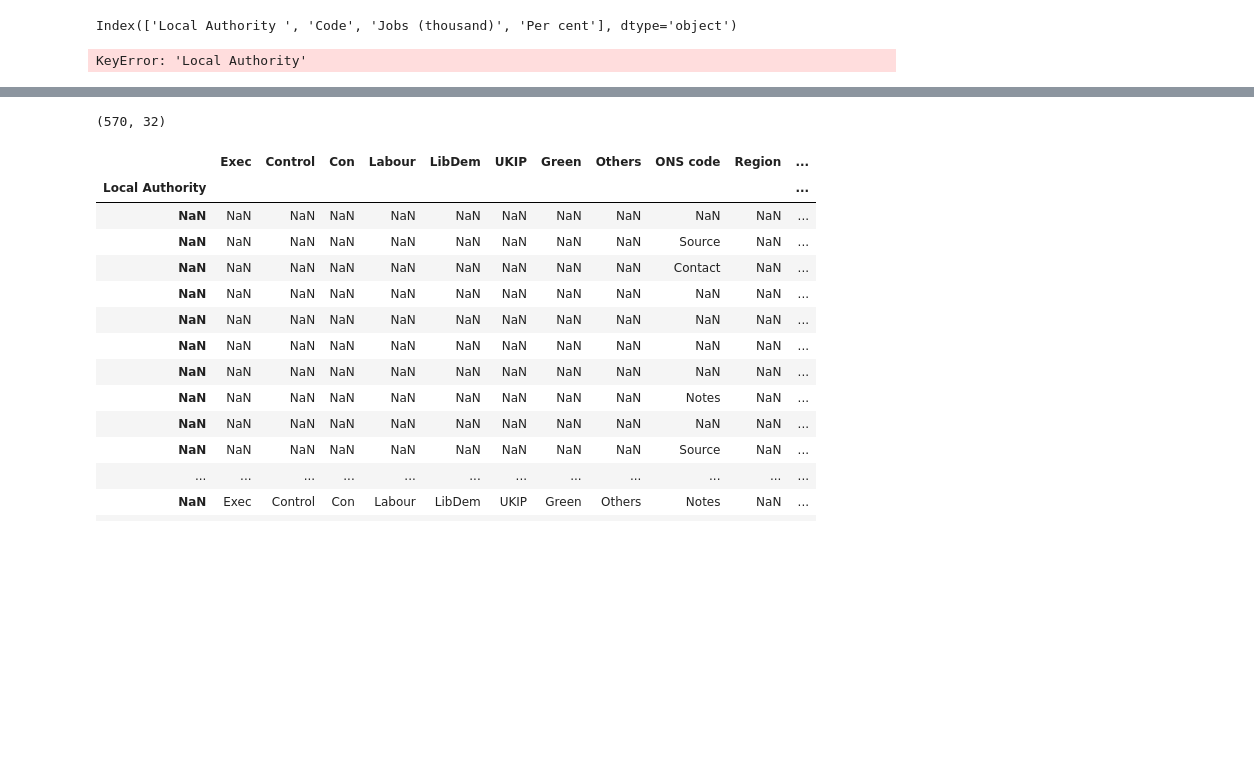
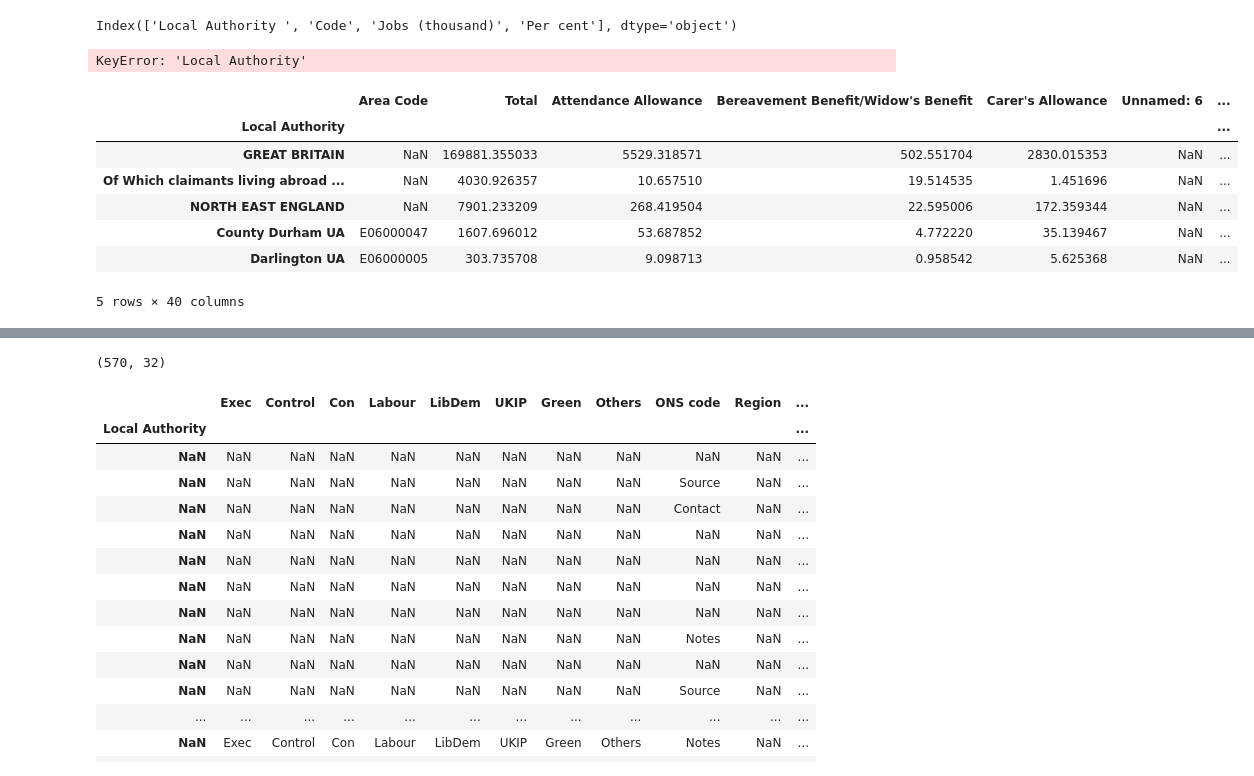
Before and after one commit to beatless13/world-dom-begins, a Jupyter notebook: Working Files-Copy2.ipynb, the cells around one changed output, grey strips where cells are left out. Cells and saved outputs as stored; diff of their text form; code cells hidden in the pictures; blank space fills up the shorter version.

```diff
--- a/Working Files-Copy2.ipynb
+++ b/Working Files-Copy2.ipynb
@@ -129,5 +151,15 @@ df3=Homeless1718.set_index('Local Authority')
 df4=Unemployment_df.set_index('Local Authority')
 # %%
 df5=Benefits_spending_df.set_index('Local Authority')
+df5.head()
+# %% [output]
+|  | Area Code | Total | Attendance Allowance | Bereavement Benefit/Widow's Benefit | Carer's Allowance | Unnamed: 6 | ... |
+| Local Authority |  |  |  |  |  |  | ... |
+| GREAT BRITAIN | NaN | 169881.355033 | 5529.318571 | 502.551704 | 2830.015353 | NaN | ... |
+| Of Which claimants living abroad ... | NaN | 4030.926357 | 10.657510 | 19.514535 | 1.451696 | NaN | ... |
+| NORTH EAST ENGLAND | NaN | 7901.233209 | 268.419504 | 22.595006 | 172.359344 | NaN | ... |
+| County Durham UA | E06000047 | 1607.696012 | 53.687852 | 4.772220 | 35.139467 | NaN | ... |
+| Darlington UA | E06000005 | 303.735708 | 9.098713 | 0.958542 | 5.625368 | NaN | ... |
+5 rows × 40 columns
 # %%
 df6=Living_Wage_df.set_index('Local Authority')
```
Also changed, not shown: parts of 12 cells of this notebook, 7 other files.
